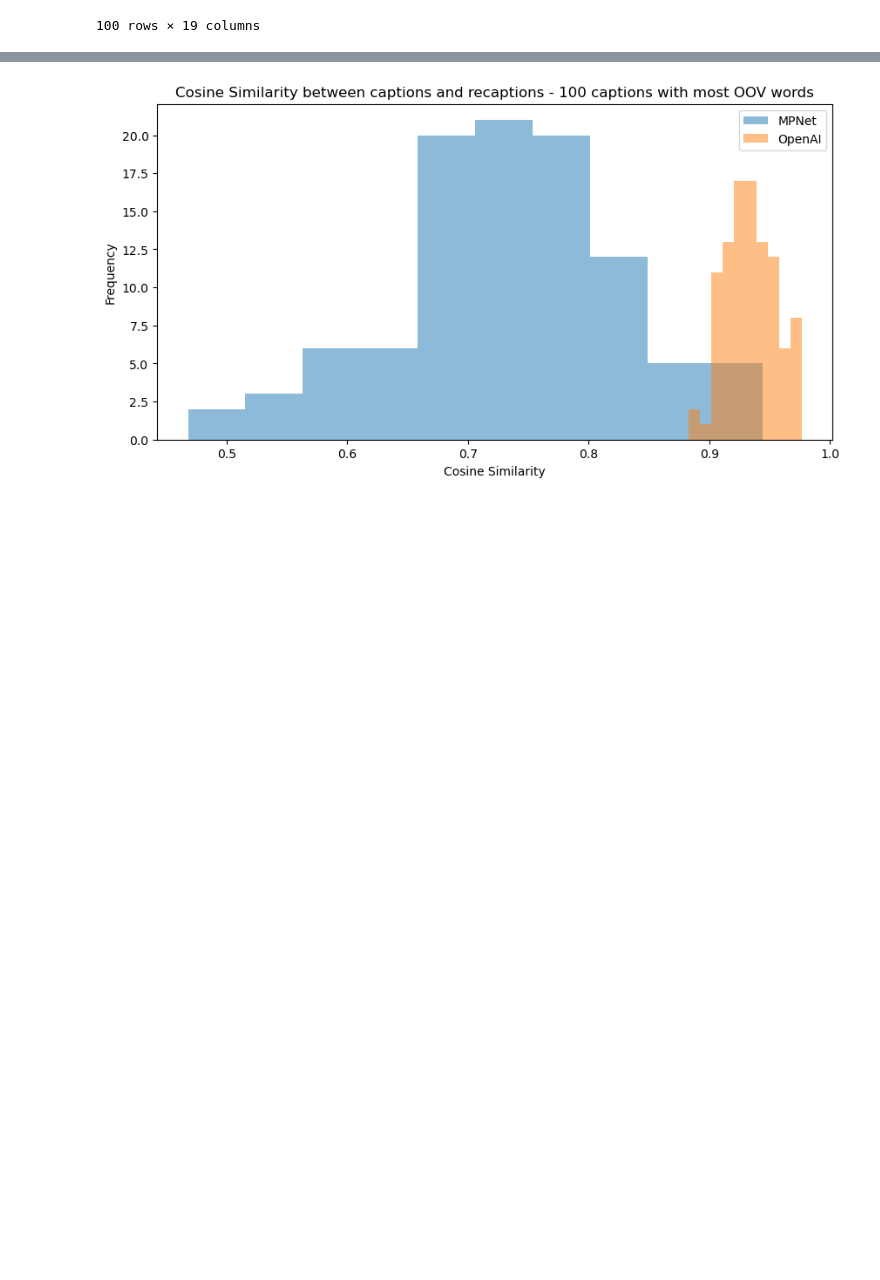
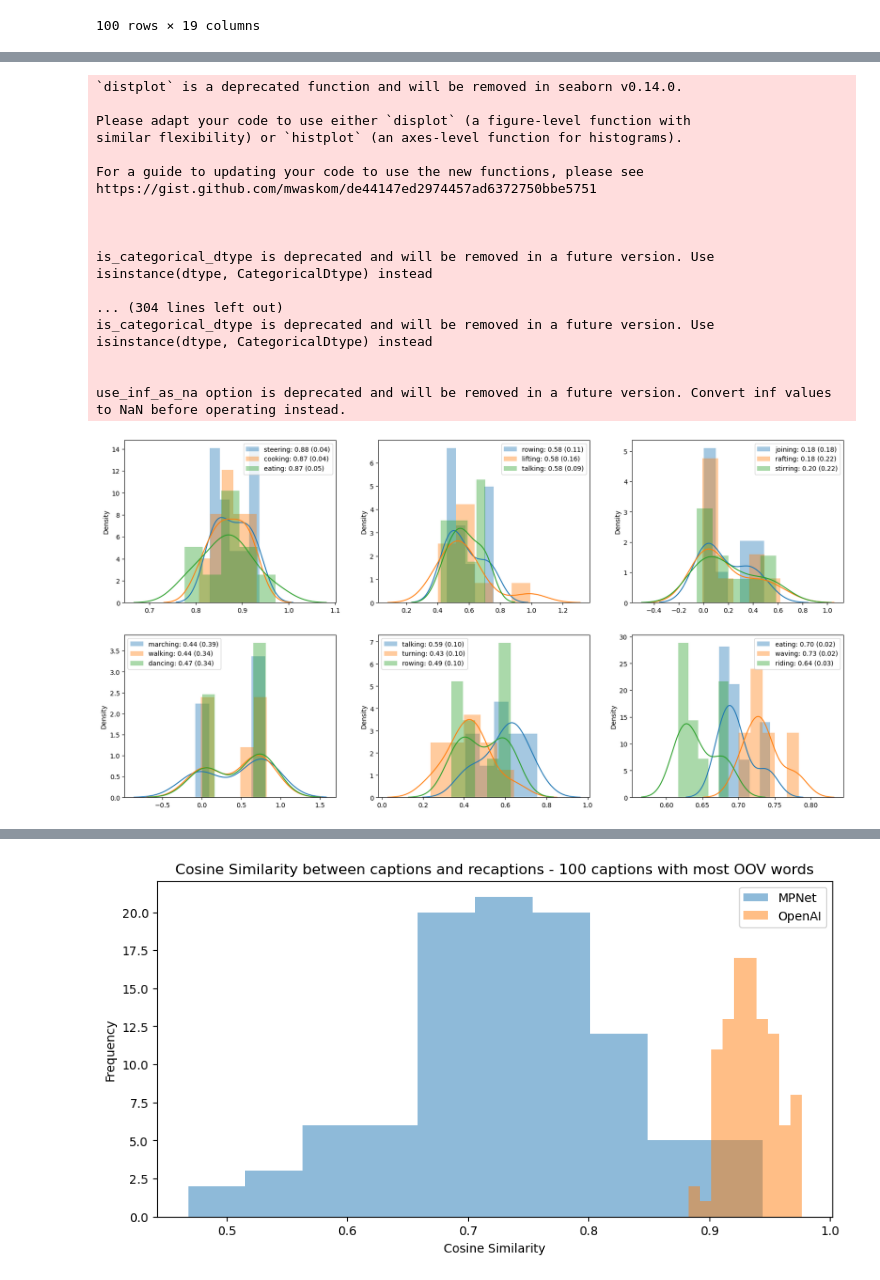
Before and after one commit to imartinf/multimemo, a Jupyter notebook: notebooks/1-imartinf-language-analysis.ipynb, the cells around one changed output, grey strips where cells are left out. Cells and saved outputs as stored; diff of their text form; code cells hidden in the pictures; blank space fills up the shorter version.

```diff
--- a/notebooks/1-imartinf-language-analysis.ipynb
+++ b/notebooks/1-imartinf-language-analysis.ipynb
@@ -446,0 +570,74 @@ df
+# %%
+# Create a 3x3 grid plot where you show the distribution of the cosine similarities for the videos with the highest and lowest mean and standard deviation of the cosine similarity between the captions
+# Get the videos with the highest and lowest mean cosine similarity
+highest_mean_cosine_sim = cosine_similarities_df.sort_values(by='mean_cosine_sim', ascending=False).head(3)
+median_mean_cosine_sim = cosine_similarities_df.sort_values(by='mean_cosine_sim', ascending=True).iloc[(len(cosine_similarities_df)//2)-1:(len(cosine_similarities_df)//2)+2]
+lowest_mean_cosine_sim = cosine_similarities_df.sort_values(by='mean_cosine_sim', ascending=True).head(3)
+# Get the videos with the highest and lowest std cosine similarity
+highest_std_cosine_sim = cosine_similarities_df.sort_values(by='std_cosine_sim', ascending=False).head(3)
+median_std_cosine_sim = cosine_similarities_df.sort_values(by='std_cosine_sim', ascending=True).iloc[(len(cosine_similarities_df)//2)-1:(len(cosine_similarities_df)//2)+2]
+lowest_std_cosine_sim = cosine_similarities_df.sort_values(by='std_cosine_sim', ascending=True).head(3)
+
+
+# Plot the cosine similarity distributions (mean case)
+plt.close()
+fig, axs = plt.subplots(2, 3, figsize=(20, 10))
+for idx, row in highest_mean_cosine_sim.iterrows():
+    sns.distplot(row['cosine_similarities'], bins=5, ax=axs[0, 0], label=f"{row['filename'].split('_')[0]}: {row['mean_cosine_sim']:.2f} ({row['std_cosine_sim']:.2f})")
+    # Plot mean and std
+    axs[0, 0].axvline(row['mean_cosine_sim'], color='red')
+    axs[0, 0].axvline(row['mean_cosine_sim'] + row['std_cosine_sim'], color='green')
+    axs[0, 0].axvline(row['mean_cosine_sim'] - row['std_cosine_sim'], color='green')
+    axs[0, 0].legend()
+for idx, row in median_mean_cosine_sim.iterrows():
+    sns.distplot(row['cosine_similarities'], bins=5, ax=axs[0, 1], label=f"{row['filename'].split('_')[0]}: {row['mean_cosine_sim']:.2f} ({row['std_cosine_sim']:.2f})")
+    axs[0, 0].axvline(row['mean_cosine_sim'], color='red')
+    axs[0, 0].axvline(row['mean_cosine_sim'] + row['std_cosine_sim'], color='green')
+    axs[0, 0].axvline(row['mean_cosine_sim'] - row['std_cosine_sim'], color='green')
+    axs[0, 1].legend()
+for idx, row in lowest_mean_cosine_sim.iterrows():
+    sns.distplot(row['cosine_similarities'], bins=5, ax=axs[0, 2], label=f"{row['filename'].split('_')[0]}: {row['mean_cosine_sim']:.2f} ({row['std_cosine_sim']:.2f})")
+    axs[0, 0].axvline(row['mean_cosine_sim'], color='red')
+    axs[0, 0].axvline(row['mean_cosine_sim'] + row['std_cosine_sim'], color='green')
+    axs[0, 0].axvline(row['mean_cosine_sim'] - row['std_cosine_sim'], color='green')
+    axs[0, 2].legend()
+
+for idx, row in highest_std_cosine_sim.iterrows():
+    sns.distplot(row['cosine_similarities'], bins=5, ax=axs[1, 0], label=f"{row['filename'].split('_')[0]}: {row['mean_cosine_sim']:.2f} ({row['std_cosine_sim']:.2f})")
+    axs[0, 0].axvline(row['mean_cosine_sim'], color='red')
+    axs[0, 0].axvline(row['mean_cosine_sim'] + row['std_cosine_sim'], color='green')
+    axs[0, 0].axvline(row['mean_cosine_sim'] - row['std_cosine_sim'], color='green')
+    axs[1, 0].legend()
+for idx, row in median_std_cosine_sim.iterrows():
+    sns.distplot(row['cosine_similarities'], bins=5, ax=axs[1, 1], label=f"{row['filename'].split('_')[0]}: {row['mean_cosine_sim']:.2f} ({row['std_cosine_sim']:.2f})")
+    axs[0, 0].axvline(row['mean_cosine_sim'], color='red')
+    axs[0, 0].axvline(row['mean_cosine_sim'] + row['std_cosine_sim'], color='green')
+    axs[0, 0].axvline(row['mean_cosine_sim'] - row['std_cosine_sim'], color='green')
+    axs[1, 1].legend()
+for idx, row in lowest_std_cosine_sim.iterrows():
+    sns.distplot(row['cosine_similarities'], bins=5, ax=axs[1, 2], label=f"{row['filename'].split('_')[0]}: {row['mean_cosine_sim']:.2f} ({row['std_cosine_sim']:.2f})")
+    axs[0, 0].axvline(row['mean_cosine_sim'], color='red')
+    axs[0, 0].axvline(row['mean_cosine_sim'] + row['std_cosine_sim'], color='green')
+    axs[0, 0].axvline(row['mean_cosine_sim'] - row['std_cosine_sim'], color='green')
+    axs[1, 2].legend()
+
+plt.show()
+# %% [output]
+`distplot` is a deprecated function and will be removed in seaborn v0.14.0.
+
+Please adapt your code to use either `displot` (a figure-level function with
+similar flexibility) or `histplot` (an axes-level function for histograms).
+
+For a guide to updating your code to use the new functions, please see
+https://gist.github.com/mwaskom/de44147ed2974457ad6372750bbe5751
+
+
+
+is_categorical_dtype is deprecated and will be removed in a future version. Use isinstance(dtype, CategoricalDtype) instead
+
+... (304 lines left out)
+is_categorical_dtype is deprecated and will be removed in a future version. Use isinstance(dtype, CategoricalDtype) instead
+
+
+use_inf_as_na option is deprecated and will be removed in a future version. Convert inf values to NaN before operating instead.
+[figure, added]
```
Also changed, not shown: parts of 21 cells of this notebook, 10 other files.
